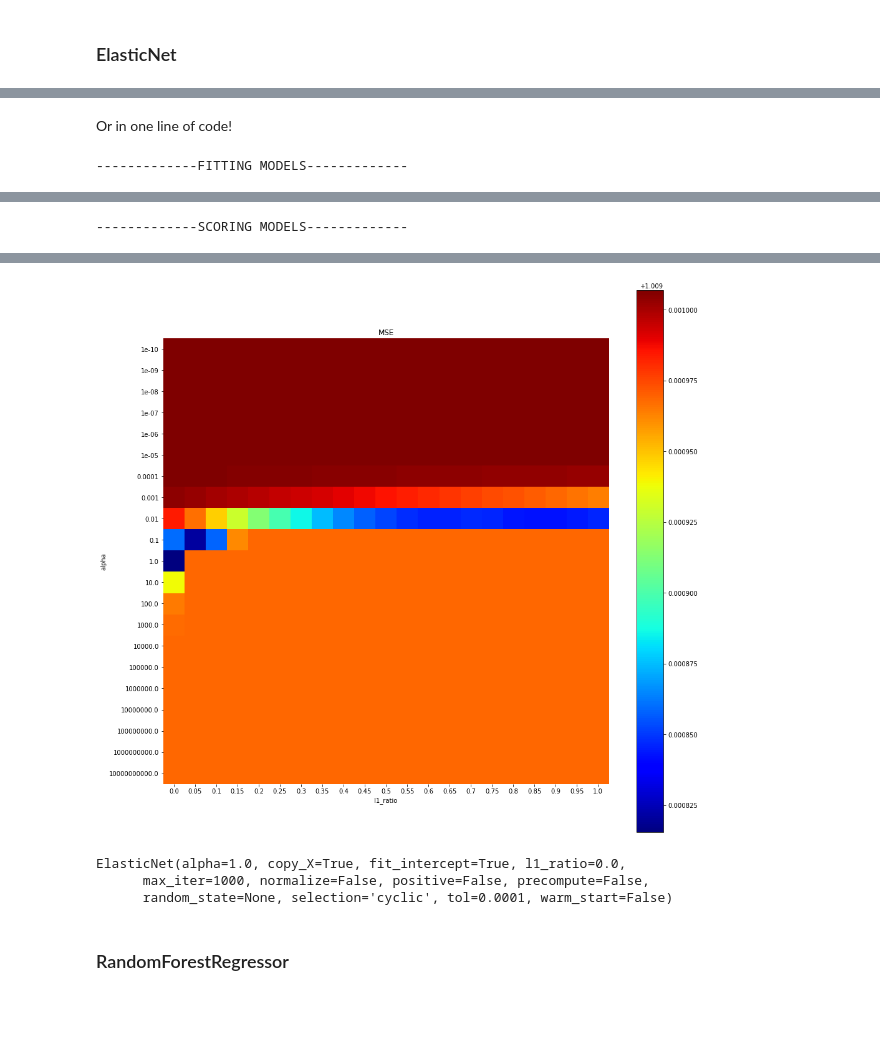
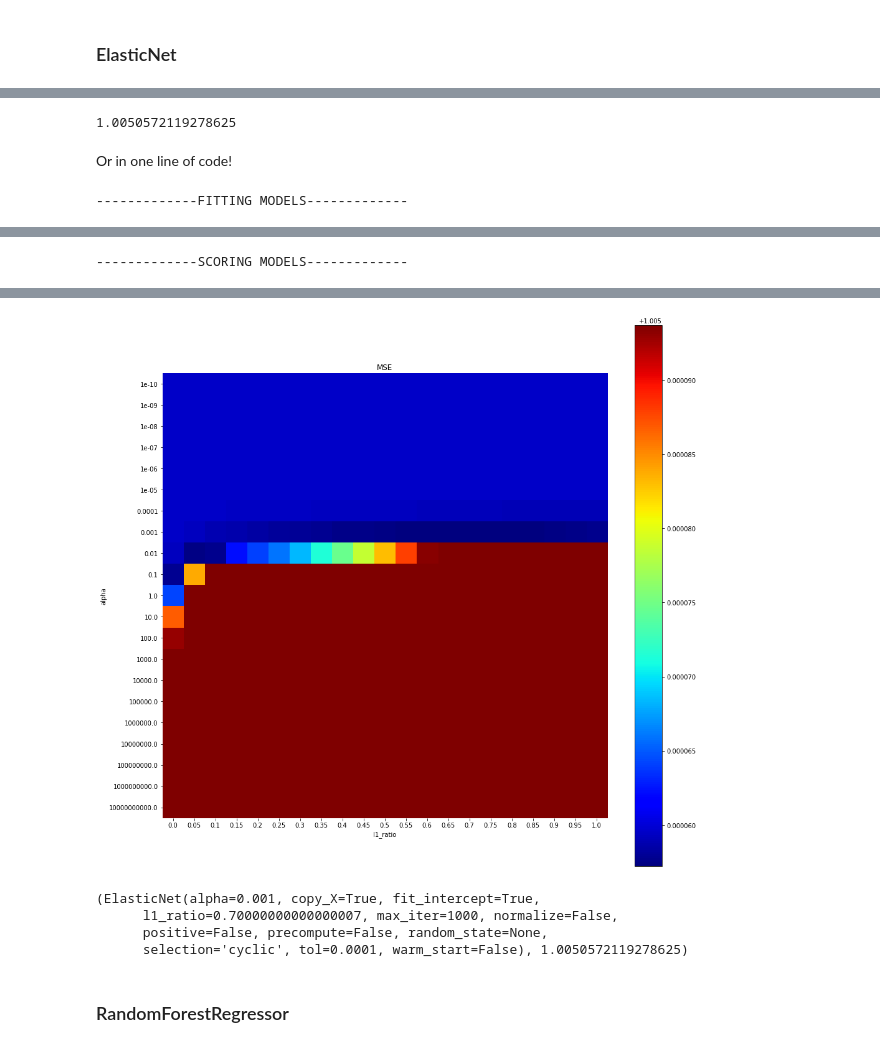
Before and after one commit to jmcarpenter2/parfit, a Jupyter notebook: parfit/parfit_ex.ipynb, the cells around one changed output, grey strips where cells are left out. Drawn from its saved outputs; the diff is of its cells as text; code cells hidden in the pictures; blank space fills up the shorter version.

Commit message:
Example of 3 parameters

```diff
--- a/parfit/parfit_ex.ipynb
+++ b/parfit/parfit_ex.ipynb
@@ -407,10 +538,14 @@ ElasticNet(alpha=1.0, copy_X=True, fit_intercept=True, l1_ratio=0.0,
+# %%
+getBestScore(en_models, en_scores, 'min')
+# %% [output]
+1.0050572119278625
 # %% [markdown]
 Or in one line of code!
 # %%
-en_bestModel, en_allModels, en_allScores = bestFit(ElasticNet, en_paramGrid,
+en_bestModel, en_bestScore, en_allModels, en_allScores = bestFit(ElasticNet, en_paramGrid,
                                                    X_train, y_train, X_val, y_val,
                                                    metric=mean_squared_error, bestScore='min',
                                                    scoreLabel = 'MSE')
-en_bestModel
+print(en_bestModel, en_bestScore)
 # %% [output]
 -------------FITTING MODELS-------------
@@ -432,7 +565,8 @@ en_bestModel
-[figure, old version]
+[figure, new version]
-ElasticNet(alpha=1.0, copy_X=True, fit_intercept=True, l1_ratio=0.0,
-      max_iter=1000, normalize=False, positive=False, precompute=False,
-      random_state=None, selection='cyclic', tol=0.0001, warm_start=False)
+(ElasticNet(alpha=0.001, copy_X=True, fit_intercept=True,
+      l1_ratio=0.70000000000000007, max_iter=1000, normalize=False,
+      positive=False, precompute=False, random_state=None,
+      selection='cyclic', tol=0.0001, warm_start=False), 1.0050572119278625)
 # %% [markdown]
 ### RandomForestRegressor
 # %%
```
Also changed, not shown: parts of 60 cells of this notebook.
